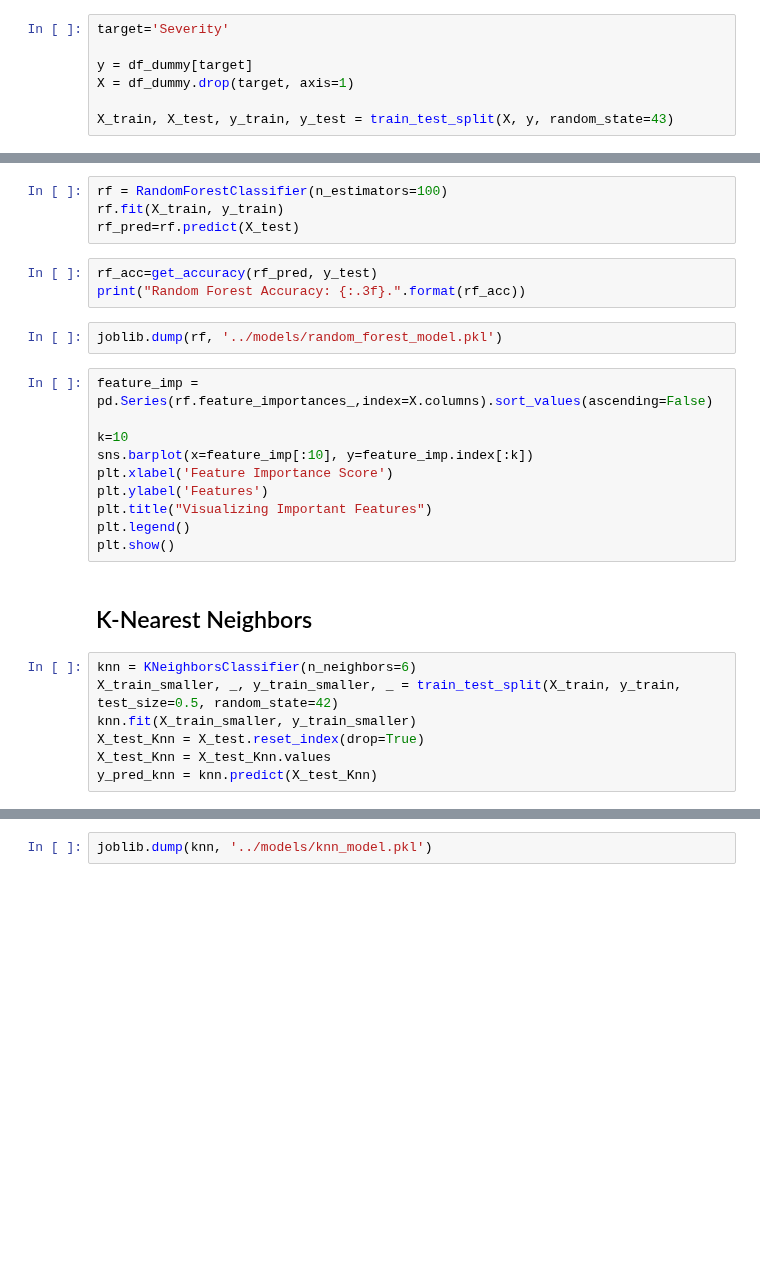
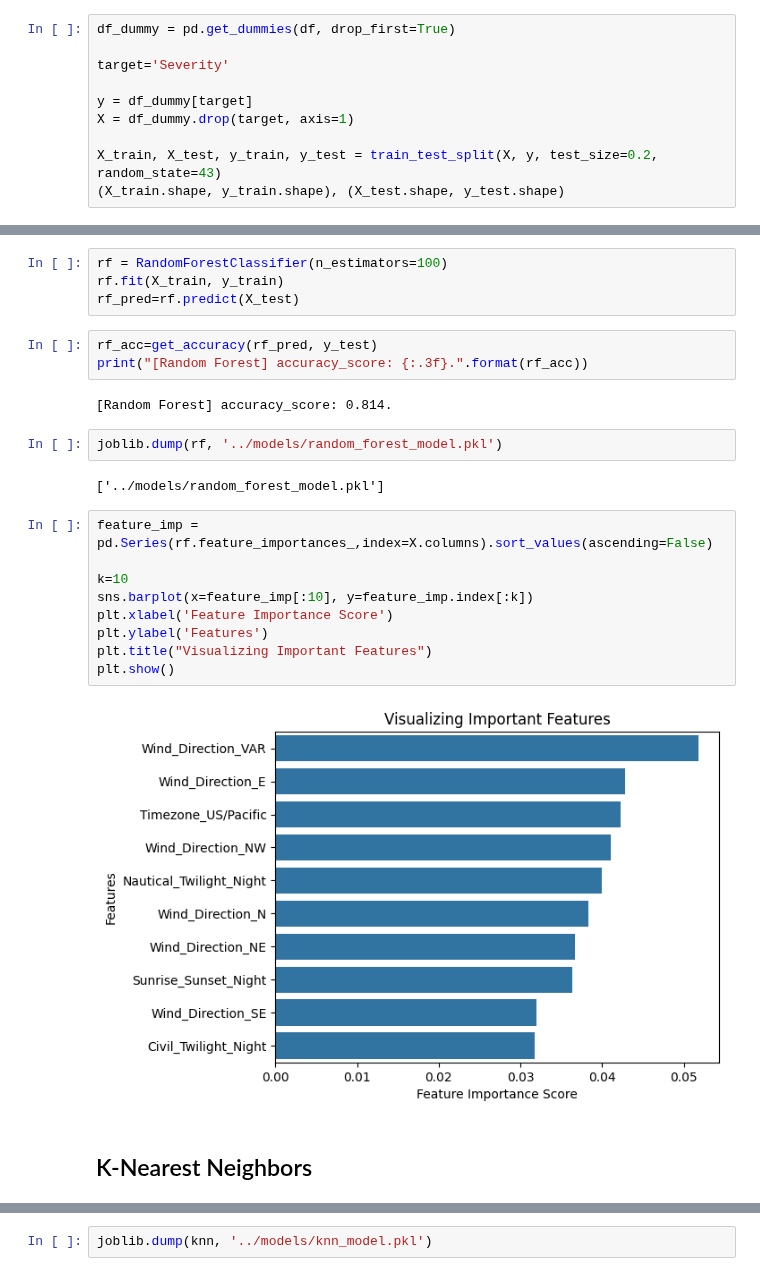
Before and after one commit to henry-bao/paml-final-project, a Jupyter notebook: src/model_training.ipynb, the cells around one changed output, grey strips where cells are left out. Drawn from its saved outputs; the diff is of its cells as text; blank space fills up the shorter version.

```diff
--- a/src/model_training.ipynb
+++ b/src/model_training.ipynb
@@ -51,7 +49,10 @@ df_dummy = pd.get_dummies(df, drop_first=True)
 # %%
+df_dummy = pd.get_dummies(df, drop_first=True)
+
 target='Severity'
 
 y = df_dummy[target]
 X = df_dummy.drop(target, axis=1)
 
-X_train, X_test, y_train, y_test = train_test_split(X, y, random_state=43)
+X_train, X_test, y_train, y_test = train_test_split(X, y, test_size=0.2, random_state=43)
+(X_train.shape, y_train.shape), (X_test.shape, y_test.shape)
@@ -72,25 +75,23 @@ rf.fit(X_train, y_train)
 rf_pred=rf.predict(X_test)
 # %%
 rf_acc=get_accuracy(rf_pred, y_test)
-print("Random Forest Accuracy: {:.3f}.".format(rf_acc))
+print("[Random Forest] accuracy_score: {:.3f}.".format(rf_acc))
+# %% [output]
+[Random Forest] accuracy_score: 0.814.
 # %%
 joblib.dump(rf, '../models/random_forest_model.pkl')
+# %% [output]
+['../models/random_forest_model.pkl']
 # %%
 feature_imp = pd.Series(rf.feature_importances_,index=X.columns).sort_values(ascending=False)
 
 k=10
 sns.barplot(x=feature_imp[:10], y=feature_imp.index[:k])
 plt.xlabel('Feature Importance Score')
 plt.ylabel('Features')
 plt.title("Visualizing Important Features")
-plt.legend()
 plt.show()
+# %% [output]
+[figure, added]
 # %% [markdown]
 ## K-Nearest Neighbors
-# %%
-knn = KNeighborsClassifier(n_neighbors=6)
-X_train_smaller, _, y_train_smaller, _ = train_test_split(X_train, y_train, test_size=0.5, random_state=42)
-knn.fit(X_train_smaller, y_train_smaller)
-X_test_Knn = X_test.reset_index(drop=True)
-X_test_Knn = X_test_Knn.values
-y_pred_knn = knn.predict(X_test_Knn)
```
Also changed, not shown: parts of 8 cells of this notebook, 2 other files.
